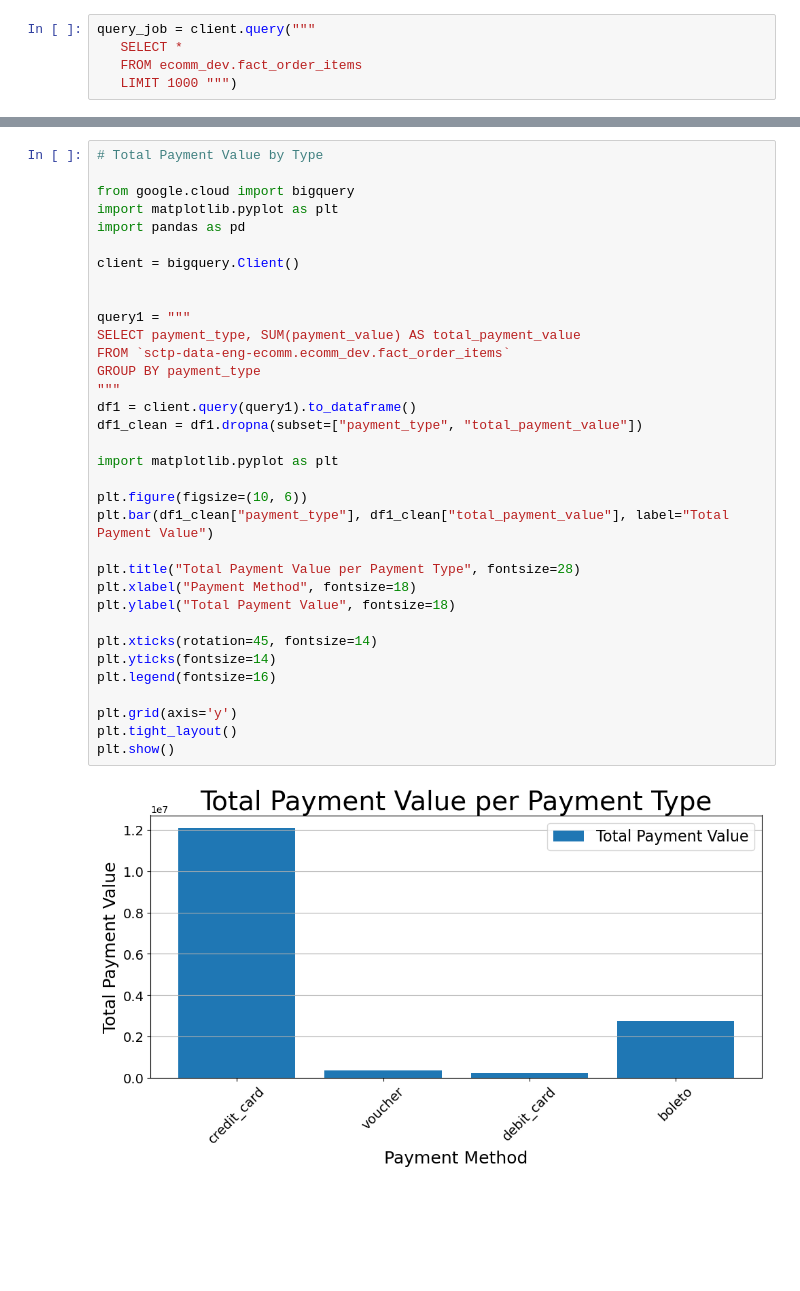
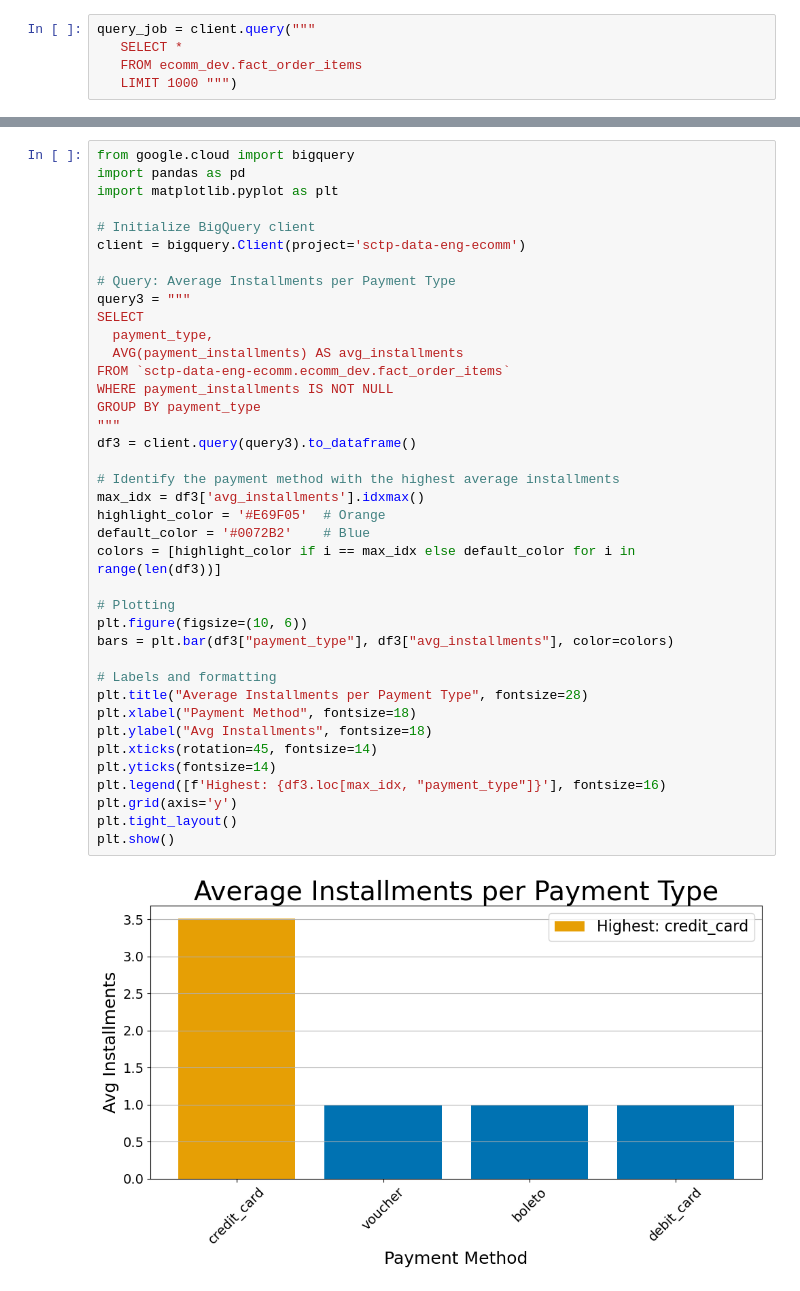
Before and after one commit to mlnotes2718/module2-project, a Jupyter notebook: notebook/analysis.ipynb, the cells around one changed output, grey strips where cells are left out. Cells and saved outputs as stored; diff of their text form; blank space fills up the shorter version.

```diff
--- a/notebook/analysis.ipynb
+++ b/notebook/analysis.ipynb
@@ -186,36 +220,41 @@ print(df)
 # %%
-# Total Payment Value by Type
+from google.cloud import bigquery
+import pandas as pd
+import matplotlib.pyplot as plt
 
-from google.cloud import bigquery
-import matplotlib.pyplot as plt
-import pandas as pd
+# Initialize BigQuery client
+client = bigquery.Client(project='sctp-data-eng-ecomm')
 
-client = bigquery.Client()
-
-
-query1 = """
-SELECT payment_type, SUM(payment_value) AS total_payment_value
+# Query: Average Installments per Payment Type
+query3 = """
+SELECT
+  payment_type,
+  AVG(payment_installments) AS avg_installments
 FROM `sctp-data-eng-ecomm.ecomm_dev.fact_order_items`
+WHERE payment_installments IS NOT NULL
 GROUP BY payment_type
 """
-df1 = client.query(query1).to_dataframe()
-df1_clean = df1.dropna(subset=["payment_type", "total_payment_value"])
+df3 = client.query(query3).to_dataframe()
 
-import matplotlib.pyplot as plt
+# Identify the payment method with the highest average installments
+max_idx = df3['avg_installments'].idxmax()
+highlight_color = '#E69F05'  # Orange
+default_color = '#0072B2'    # Blue
+colors = [highlight_color if i == max_idx else default_color for i in range(len(df3))]
 
+# Plotting
 plt.figure(figsize=(10, 6))
-plt.bar(df1_clean["payment_type"], df1_clean["total_payment_value"], label="Total Payment Value")
+bars = plt.bar(df3["payment_type"], df3["avg_installments"], color=colors)
 
-plt.title("Total Payment Value per Payment Type", fontsize=28)
+# Labels and formatting
+plt.title("Average Installments per Payment Type", fontsize=28)
 plt.xlabel("Payment Method", fontsize=18)
-plt.ylabel("Total Payment Value", fontsize=18)
-
+plt.ylabel("Avg Installments", fontsize=18)
 plt.xticks(rotation=45, fontsize=14)
 plt.yticks(fontsize=14)
-plt.legend(fontsize=16)
-
+plt.legend([f'Highest: {df3.loc[max_idx, "payment_type"]}'], fontsize=16)
 plt.grid(axis='y')
 plt.tight_layout()
 plt.show()
 # %% [output]
-[figure, old version]
+[figure, new version]
```
Also changed, not shown: parts of 12 cells of this notebook.
